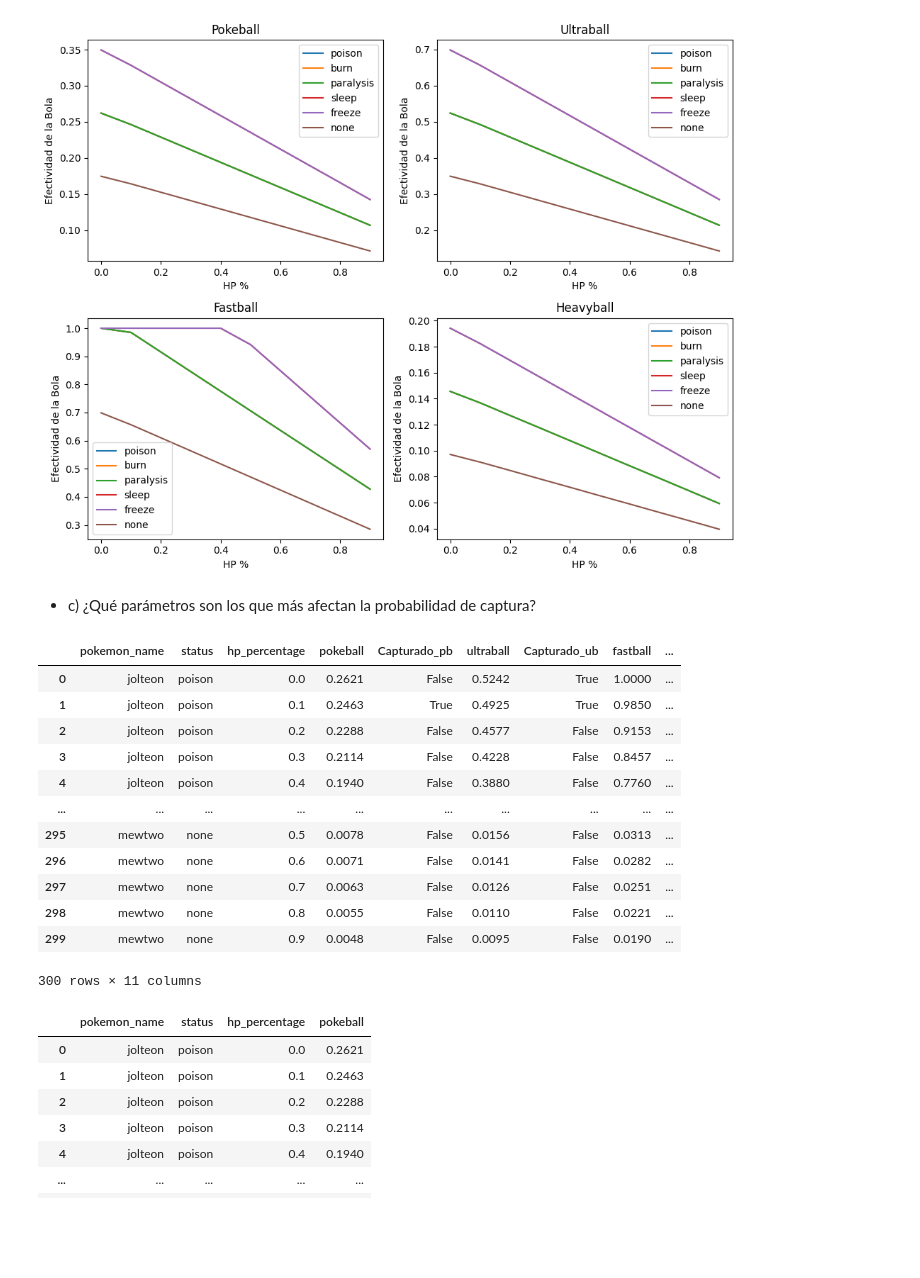
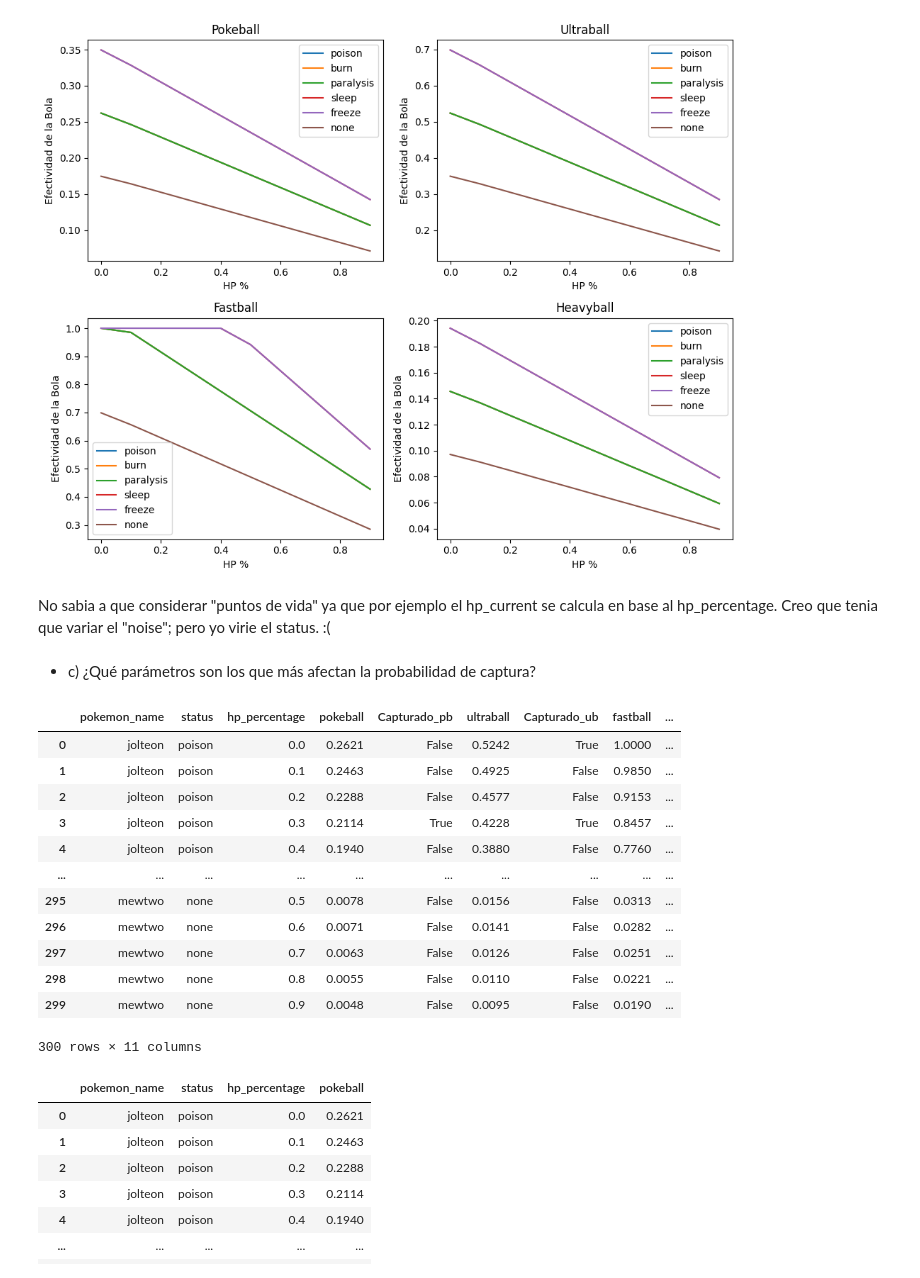
Before and after one commit to dariopenialoza/tp0, a Jupyter notebook: tp0.ipynb, the cells around one changed output. Saved outputs shown, nothing was run; the diff lists cells and outputs as text; code cells hidden in the pictures; blank space fills up the shorter version.

```diff
--- a/tp0.ipynb
+++ b/tp0.ipynb
@@ -349,39 +363,42 @@ plt.tight_layout()
 plt.show()
 # %% [output]
 [figure]
+# %% [markdown]
+No sabia a que considerar "puntos de vida" ya que por ejemplo el hp_current se calcula en base al hp_percentage.
+Creo que tenia que variar el "noise"; pero yo virie el status. :(
 # %% [markdown]
 - c) ¿Qué parámetros son los que más afectan la probabilidad de captura?
 # %%
 #vario status y hp_percentage
 pokeball_catch_rate5 = pd.DataFrame([])
 status = StatusEffect
 
 for pokemon_name in pokemons:
     for s in status:                                            #6
         for hp in np.arange(0, 1, 0.1):                         #10
             pokemon = factory.create(pokemon_name, 100, s, hp)
             for _ in range(1):
                 catchT1, valor1 = attempt_catch(pokemon, "pokeball")
                 catchT2, valor2 = attempt_catch(pokemon, "ultraball")
                 catchT3, valor3 = attempt_catch(pokemon, "fastball")
                 catchT4, valor4 =attempt_catch(pokemon, "heavyball")
                 new_row = {"pokemon_name": pokemon_name, "status":s.value[0], "hp_percentage":hp, "pokeball": valor1, "Capturado_pb":catchT1, "ultraball": valor2, "Capturado_ub":catchT2, "fastball": valor3, "Capturado_fb":catchT3, "heavyball": valor4,"Capturado_hb":catchT4  }
                 pokeball_catch_rate5 = pd.concat([pokeball_catch_rate5, pd.DataFrame([new_row])], ignore_index=True)
 
 # Filtrar las filas con valores True en las columnas de interés
-capturado_columns = ['status', 'hp_percentage','Capturado_pb', 'Capturado_ub', 'Capturado_fb', 'Capturado_hb']
-df_capturado = pokeball_catch_rate5[capturado_columns]
+#capturado_columns = ['status', 'hp_percentage','Capturado_pb', 'Capturado_ub', 'Capturado_fb', 'Capturado_hb']
+#df_capturado = pokeball_catch_rate5[capturado_columns]
 
 # Contar la cantidad de True por cada pokemon_name y hp_percentage
 #result4 = df_capturado.groupby(['status', 'hp_percentage']).sum() / 100
 #result4
 pokeball_catch_rate5
 # %% [output]
 |  | pokemon_name | status | hp_percentage | pokeball | Capturado_pb | ultraball | Capturado_ub | fastball | ... |
 | 0 | jolteon | poison | 0.0 | 0.2621 | False | 0.5242 | True | 1.0000 | ... |
-| 1 | jolteon | poison | 0.1 | 0.2463 | True | 0.4925 | True | 0.9850 | ... |
+| 1 | jolteon | poison | 0.1 | 0.2463 | False | 0.4925 | False | 0.9850 | ... |
 | 2 | jolteon | poison | 0.2 | 0.2288 | False | 0.4577 | False | 0.9153 | ... |
-| 3 | jolteon | poison | 0.3 | 0.2114 | False | 0.4228 | False | 0.8457 | ... |
+| 3 | jolteon | poison | 0.3 | 0.2114 | True | 0.4228 | True | 0.8457 | ... |
 | 4 | jolteon | poison | 0.4 | 0.1940 | False | 0.3880 | False | 0.7760 | ... |
 | ... | ... | ... | ... | ... | ... | ... | ... | ... | ... |
 | 295 | mewtwo | none | 0.5 | 0.0078 | False | 0.0156 | False | 0.0313 | ... |
```
Also changed, not shown: parts of 17 cells of this notebook.
